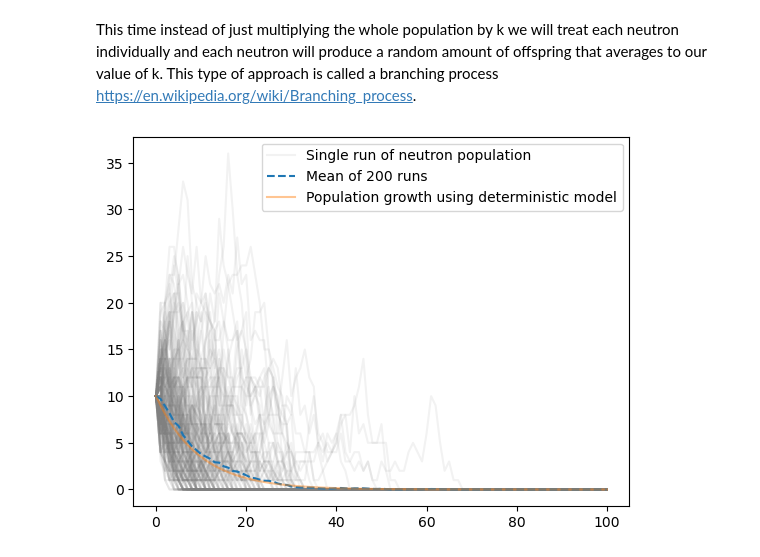
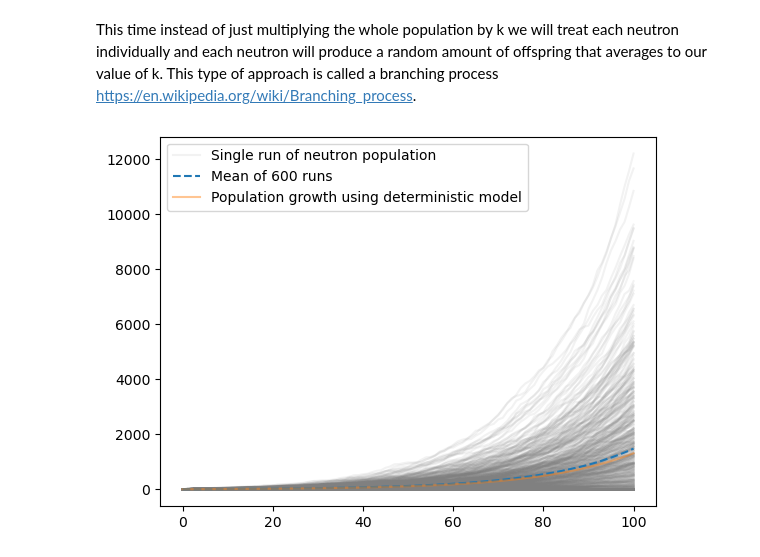
Before and after one commit to Levente55/Group-1, a Jupyter notebook: Finalproject.ipynb, the cells around one changed output. Cells and saved outputs as stored; diff of their text form; code cells hidden in the pictures.

```diff
--- a/Finalproject.ipynb
+++ b/Finalproject.ipynb
@@ -71,25 +71,25 @@ This time instead of just multiplying the whole population by k we will treat ea
 # %%
 rng=np.random.default_rng() #
 def grows(N0,k,n,rng):
     N=[N0]
     for i in range(n):
         N.append(rng.poisson(k*N[i]))
     return N
 N0=10
-k=.9
+k=1.05
 n=100
-trials=200
+trials=600
 gen=np.arange(n+1)
 runs=np.zeros((trials,n+1))
 for i in range(trials):
     runs[i]=grows(N0,k,n,rng)
     plt.plot(gen,runs[i],alpha=.1,color="gray")
 plt.plot(gen,runs[-1],alpha=.1,color="gray",label="Single run of neutron population")
 N=runs.mean(axis=0)
 plt.plot(gen,N,label=f"Mean of {trials} runs",ls="--")
 Nt=growd(N0,k,n)
 plt.plot(gen,Nt,alpha=.45,label="Population growth using deterministic model")
 plt.legend()
 plt.show()
 # %% [output]
-[figure, old version]
+[figure, new version]
```
Also changed, not shown: parts of 2 cells of this notebook.
